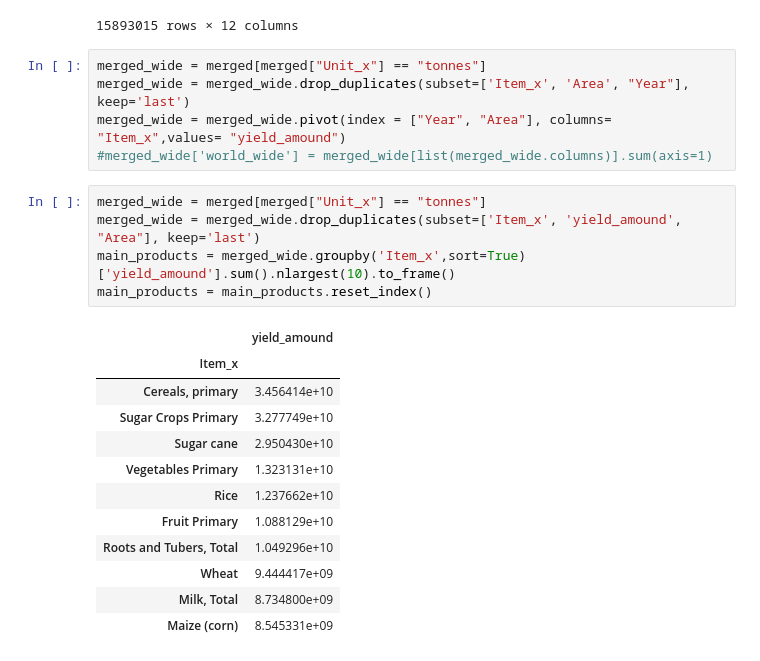
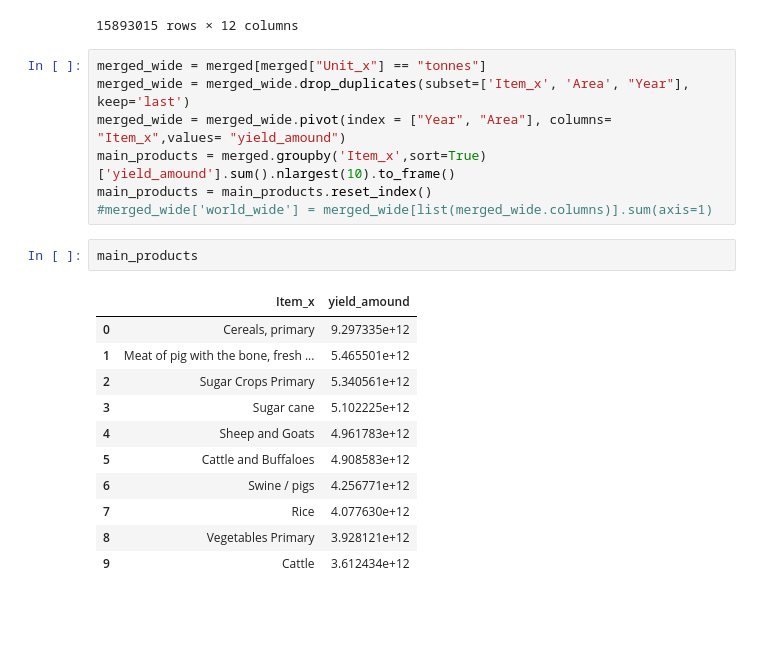
Before and after one commit to LucasJohannsenShadow/AVCD, a Jupyter notebook: working file.ipynb, the cells around one changed output. Drawn from its saved outputs; the diff is of its cells as text; blank space fills up the shorter version.

```diff
--- a/working file.ipynb
+++ b/working file.ipynb
@@ -413,22 +413,20 @@ merged
 merged_wide = merged[merged["Unit_x"] == "tonnes"]
 merged_wide = merged_wide.drop_duplicates(subset=['Item_x', 'Area', "Year"], keep='last')
 merged_wide = merged_wide.pivot(index = ["Year", "Area"], columns= "Item_x",values= "yield_amound")
+main_products = merged.groupby('Item_x',sort=True)['yield_amound'].sum().nlargest(10).to_frame()
+main_products = main_products.reset_index()
 #merged_wide['world_wide'] = merged_wide[list(merged_wide.columns)].sum(axis=1)
-# %%
-merged_wide = merged[merged["Unit_x"] == "tonnes"]
-merged_wide = merged_wide.drop_duplicates(subset=['Item_x', 'yield_amound', "Area"], keep='last')
-main_products = merged_wide.groupby('Item_x',sort=True)['yield_amound'].sum().nlargest(10).to_frame()
-main_products = main_products.reset_index()
-# %% [output]
-|  | yield_amound |
-| Item_x |  |
-| Cereals, primary | 3.456414e+10 |
-| Sugar Crops Primary | 3.277749e+10 |
-| Sugar cane | 2.950430e+10 |
-| Vegetables Primary | 1.323131e+10 |
-| Rice | 1.237662e+10 |
-| Fruit Primary | 1.088129e+10 |
-| Roots and Tubers, Total | 1.049296e+10 |
-| Wheat | 9.444417e+09 |
-| Milk, Total | 8.734800e+09 |
-| Maize (corn) | 8.545331e+09 |
+# %%
+main_products
+# %% [output]
+|  | Item_x | yield_amound |
+| 0 | Cereals, primary | 9.297335e+12 |
+| 1 | Meat of pig with the bone, fresh ... | 5.465501e+12 |
+| 2 | Sugar Crops Primary | 5.340561e+12 |
+| 3 | Sugar cane | 5.102225e+12 |
+| 4 | Sheep and Goats | 4.961783e+12 |
+| 5 | Cattle and Buffaloes | 4.908583e+12 |
+| 6 | Swine / pigs | 4.256771e+12 |
+| 7 | Rice | 4.077630e+12 |
+| 8 | Vegetables Primary | 3.928121e+12 |
+| 9 | Cattle | 3.612434e+12 |
```
Also changed, not shown: parts of 2 cells of this notebook, 3 other files.
